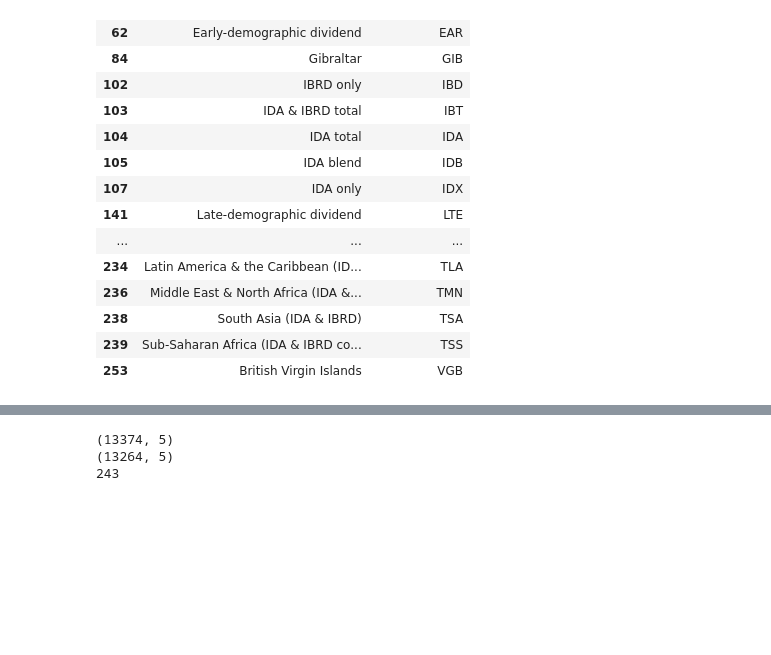
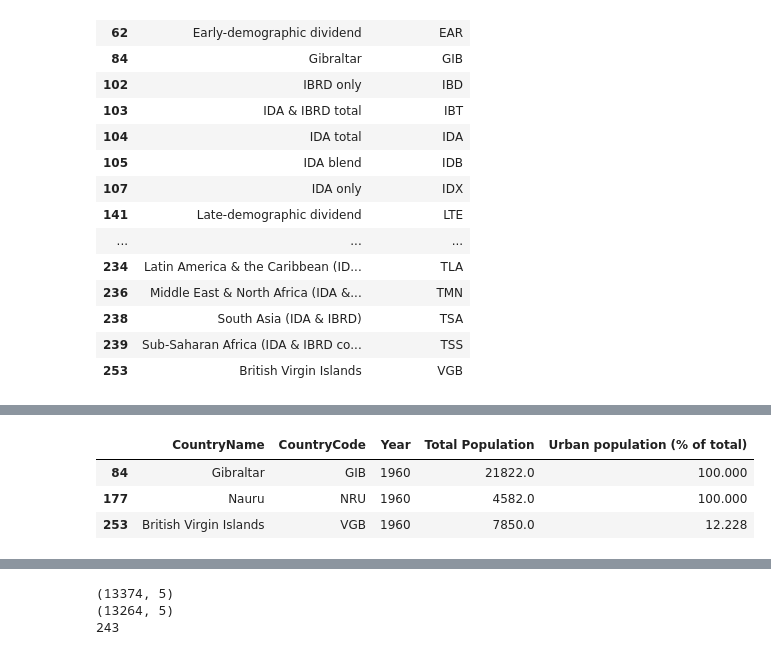
Before and after one commit to dmcmurchy/world_ind_pop_dataset_recreation, a Jupyter notebook: world_ind_pop_dataset_recreation.ipynb, the cells around one changed output, grey strips where cells are left out. Saved outputs shown, nothing was run; the diff lists cells and outputs as text; code cells hidden in the pictures; blank space fills up the shorter version.

```diff
--- a/world_ind_pop_dataset_recreation.ipynb
+++ b/world_ind_pop_dataset_recreation.ipynb
@@ -520,0 +528,8 @@ merged_df.query('CountryName.str.contains("OEC|income")').head()
+# %%
+# check to see what data we have for the contries listed above
+merged_df.query('CountryCode.isin(["GIB", "NRU","VGB"])').drop_duplicates(subset='CountryCode')
+# %% [output]
+|  | CountryName | CountryCode | Year | Total Population | Urban population (% of total) |
+| 84 | Gibraltar | GIB | 1960 | 21822.0 | 100.000 |
+| 177 | Nauru | NRU | 1960 | 4582.0 | 100.000 |
+| 253 | British Virgin Islands | VGB | 1960 | 7850.0 | 12.228 |
```
Also changed, not shown: parts of 59 cells of this notebook.
